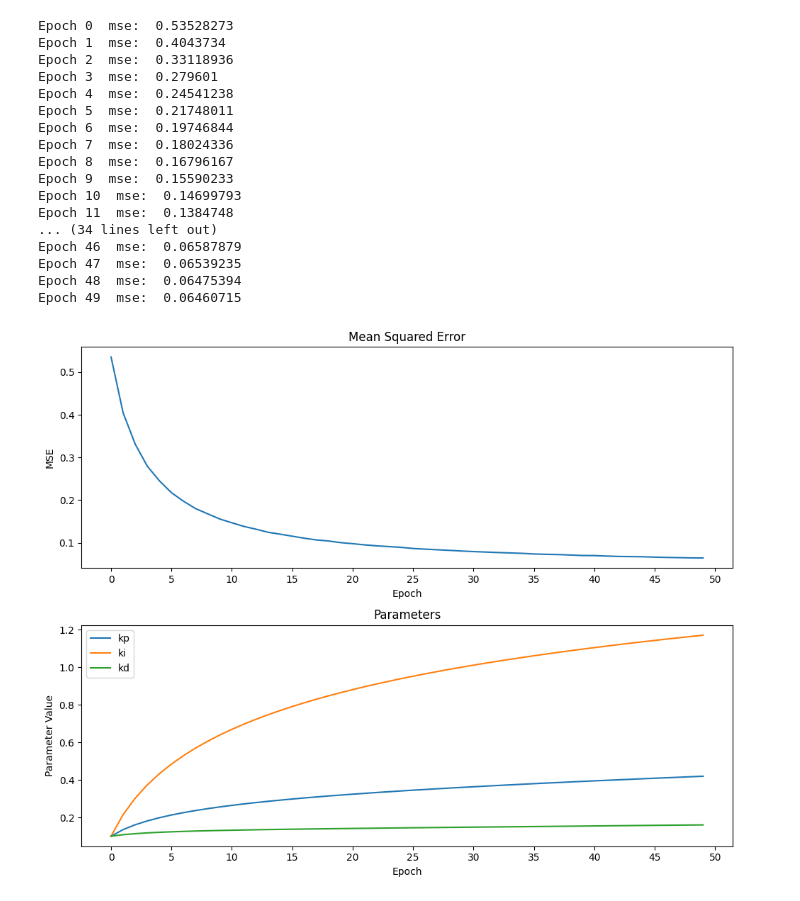
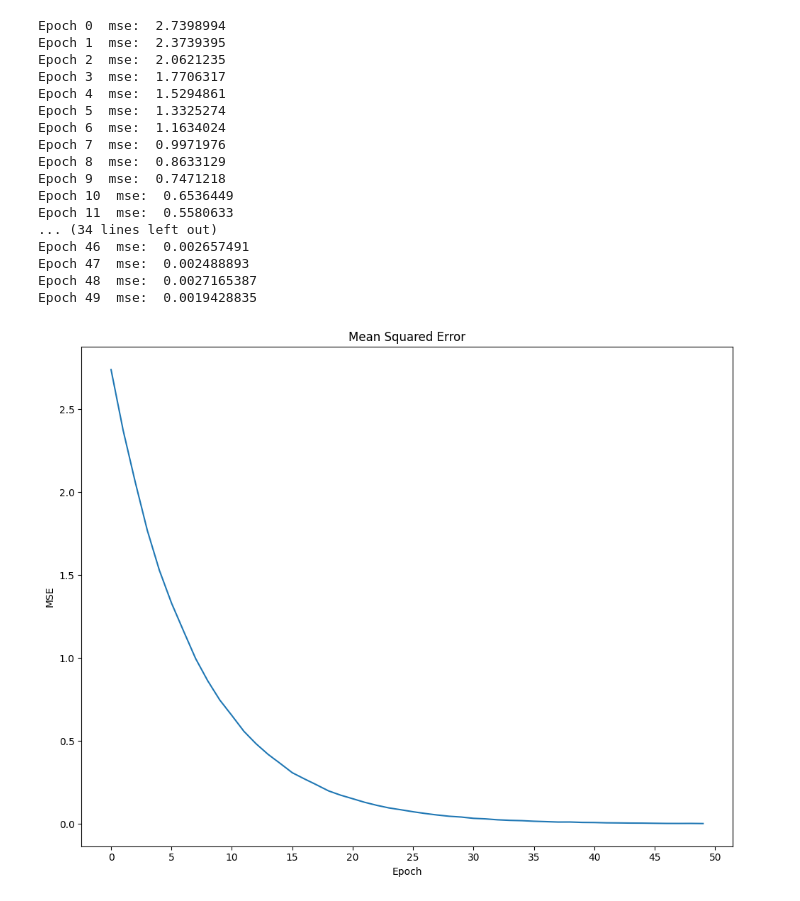
Before and after one commit to elibir/it3105-jax-project, a Jupyter notebook: notebooks/system.ipynb, the cells around one changed output. Cells and saved outputs as stored; diff of their text form; code cells hidden in the pictures.

```diff
--- a/notebooks/system.ipynb
+++ b/notebooks/system.ipynb
@@ -16,8 +16,8 @@ c_config = {
        'pid_params': [0.1, 0.1, 0.1] #kp, ki, kd
     },
     'nn' : {
-        'hidden_layers': [16, 16, 16, 32],
-        'activation_funcs': ["tanh", "sigmoid", "relu", "sigmoid", "linear"],
+        'hidden_layers': [4,4,4],
+        'activation_funcs': ["tanh", "tanh", "tanh"],
         'min_weight_value' : -0.01,
         'max_weight_value' : 0.01,
         'seed': None
@@ -28,7 +28,7 @@ c_config = {
 p_config = {
     'bathtub': {
         'area': 10.0,
-        'drain_area': 0.1,
+        'drain_area': 0.2,
         'initial_height': 10.0,
         'gravity_constant' : 9.8
     },
@@ -57,8 +57,8 @@ cs_config = {
     'epochs': 50,
     'timesteps_per_epoch': 10,
     'learning_rate': 0.1,
-    'min_noise_value': -0.01,
-    'max_noise_value': 0.01
+    'min_noise_value': -0.02,
+    'max_noise_value': 0.02
 }
 # %%
 def simulate(controller_type, plant_type, verbose=False):
@@ -94,23 +94,23 @@ def simulate(controller_type, plant_type, verbose=False):
         mse_list = consys.simulate(verbose=verbose)
         plot_nn_pid(mse_list)
 # %%
-simulate('classic', 'bathtub', verbose=True)
+simulate('nn', 'bathtub', verbose=True)
 # %% [output]
-Epoch 0  mse:  0.53528273
-Epoch 1  mse:  0.4043734
-Epoch 2  mse:  0.33118936
-Epoch 3  mse:  0.279601
-Epoch 4  mse:  0.24541238
-Epoch 5  mse:  0.21748011
-Epoch 6  mse:  0.19746844
-Epoch 7  mse:  0.18024336
-Epoch 8  mse:  0.16796167
-Epoch 9  mse:  0.15590233
-Epoch 10  mse:  0.14699793
-Epoch 11  mse:  0.1384748
+Epoch 0  mse:  2.7398994
+Epoch 1  mse:  2.3739395
+Epoch 2  mse:  2.0621235
+Epoch 3  mse:  1.7706317
+Epoch 4  mse:  1.5294861
+Epoch 5  mse:  1.3325274
+Epoch 6  mse:  1.1634024
+Epoch 7  mse:  0.9971976
+Epoch 8  mse:  0.8633129
+Epoch 9  mse:  0.7471218
+Epoch 10  mse:  0.6536449
+Epoch 11  mse:  0.5580633
 ... (34 lines left out)
-Epoch 46  mse:  0.06587879
-Epoch 47  mse:  0.06539235
-Epoch 48  mse:  0.06475394
-Epoch 49  mse:  0.06460715
+Epoch 46  mse:  0.002657491
+Epoch 47  mse:  0.002488893
+Epoch 48  mse:  0.0027165387
+Epoch 49  mse:  0.0019428835
-[figure, old version]
+[figure, new version]
```
Also changed, not shown: 2 other files.
